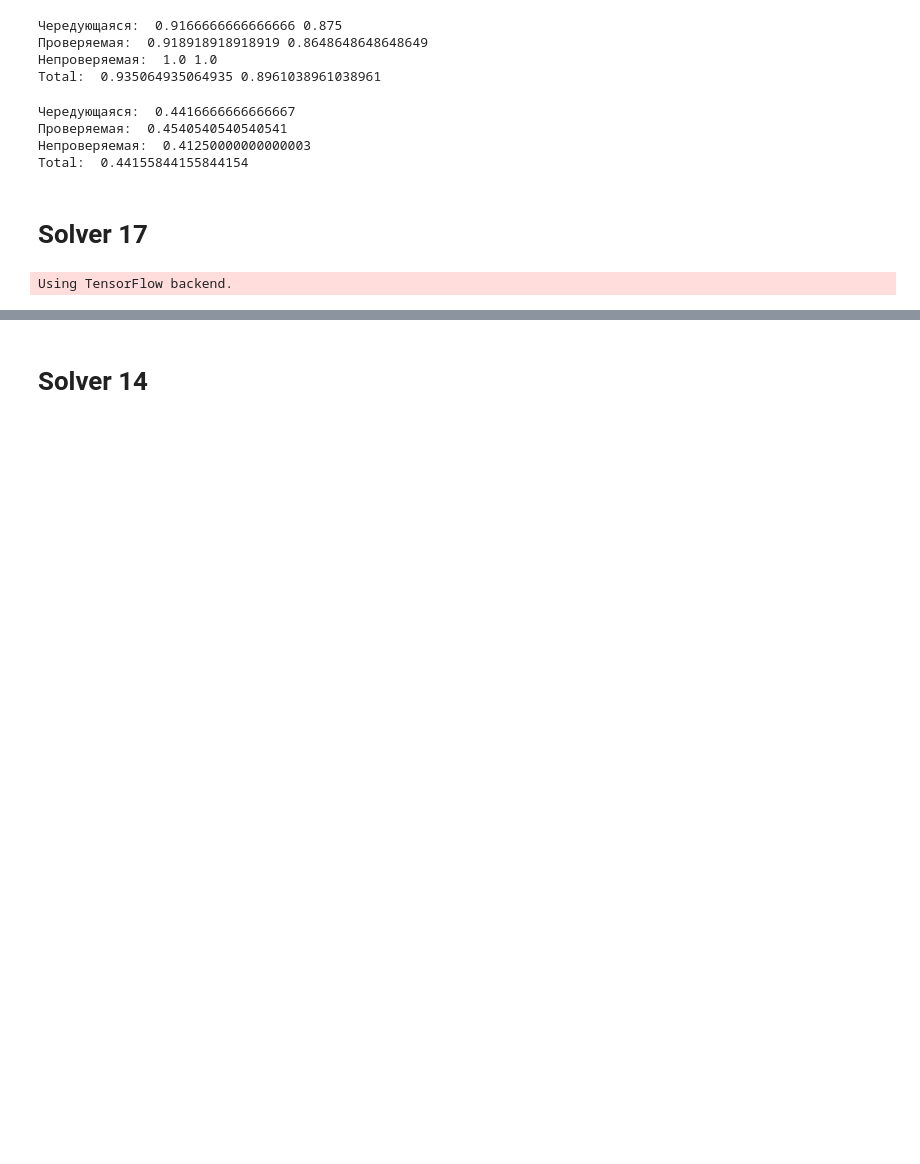
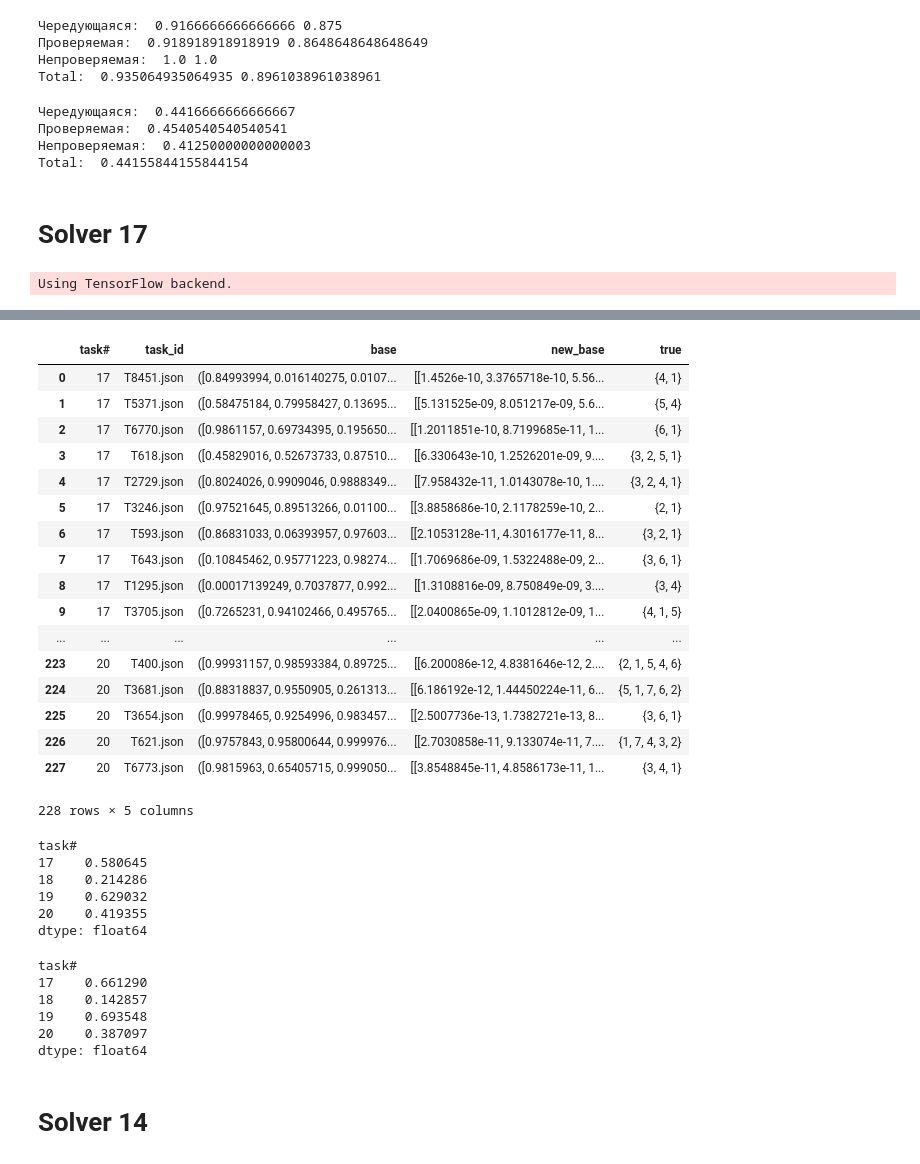
Before and after one commit to elejke/ai-journey-2019, a Jupyter notebook: notebooks/O_solvers.ipynb, the cells around one changed output, grey strips where cells are left out. Drawn from its saved outputs; the diff is of its cells as text; code cells hidden in the pictures; blank space fills up the shorter version.

```diff
--- a/notebooks/O_solvers.ipynb
+++ b/notebooks/O_solvers.ipynb
@@ -1027,0 +668,20 @@ print("Score: ", np.mean(scores_t))
+# %%
+df2 = pd.DataFrame(columns=["task#", "task_id", "vector", "true"])
+
+for task_number in [17, 18, 19, 20]:
+    paths_to_tasks = os.listdir(f"/Users/edgy/Downloads/task_{task_number}/")
+    paths_to_tasks = [t for t in paths_to_tasks if t.startswith("T")]
+    for path_t in tqdm_notebook(paths_to_tasks):
+        with open(f"/Users/edgy/Downloads/task_{task_number}/{path_t}", "r") as f:
+            js = json.load(f)
+        if "correct" in js['tasks'][0]['solution']:
+            true_ans = set(js['tasks'][0]['solution']['correct'])
+        else:
+            true_ans = set(js['tasks'][0]['solution']['correct_variants'][0])
+
+        vectors = tmp(js["tasks"][0], model=rubert, tokenizer=rubert_tokenizer)
+        for i, _ in enumerate(vectors):
+            true = 0
+            if str(i + 1) in true_ans:
+                true = 1
+            df2.loc[len(df2)] = [task_number, path_t, vectors[i], true]
@@ -1027,0 +851,17 @@ print("Score: ", np.mean(scores_t))
+# %%
+df3 = pd.DataFrame(columns=["task#", "task_id", "base", "new_base", "true"])
+
+for task_number in [17, 18, 19, 20]:
+    paths_to_tasks = os.listdir(f"/Users/edgy/Downloads/task_{task_number}/")
+    paths_to_tasks = [t for t in paths_to_tasks if t.startswith("T")]
+    for path_t in tqdm_notebook(paths_to_tasks):
+        with open(f"/Users/edgy/Downloads/task_{task_number}/{path_t}", "r") as f:
+            js = json.load(f)
+        if "correct" in js['tasks'][0]['solution']:
+            true_ans = set(js['tasks'][0]['solution']['correct'])
+        else:
+            true_ans = set(js['tasks'][0]['solution']['correct_variants'][0])
+
+        base = base_17_18_19_20(js["tasks"][0])
+        new_base = base_17_18_19_20_new(js["tasks"][0])
+        df3.loc[len(df3)] = [task_number, path_t, base, new_base, true_ans]
@@ -1027,0 +873,21 @@ print("Score: ", np.mean(scores_t))
+# %%
+df3
+# %% [output]
+|  | task# | task_id | base | new_base | true |
+| 0 | 17 | T8451.json | ([0.84993994, 0.016140275, 0.0107... | [[1.4526e-10, 3.3765718e-10, 5.56... | {4, 1} |
+| 1 | 17 | T5371.json | ([0.58475184, 0.79958427, 0.13695... | [[5.131525e-09, 8.051217e-09, 5.6... | {5, 4} |
+| 2 | 17 | T6770.json | ([0.9861157, 0.69734395, 0.195650... | [[1.2011851e-10, 8.7199685e-11, 1... | {6, 1} |
+| 3 | 17 | T618.json | ([0.45829016, 0.52673733, 0.87510... | [[6.330643e-10, 1.2526201e-09, 9.... | {3, 2, 5, 1} |
+| 4 | 17 | T2729.json | ([0.8024026, 0.9909046, 0.9888349... | [[7.958432e-11, 1.0143078e-10, 1.... | {3, 2, 4, 1} |
+| 5 | 17 | T3246.json | ([0.97521645, 0.89513266, 0.01100... | [[3.8858686e-10, 2.1178259e-10, 2... | {2, 1} |
+| 6 | 17 | T593.json | ([0.86831033, 0.06393957, 0.97603... | [[2.1053128e-11, 4.3016177e-11, 8... | {3, 2, 1} |
+| 7 | 17 | T643.json | ([0.10845462, 0.95771223, 0.98274... | [[1.7069686e-09, 1.5322488e-09, 2... | {3, 6, 1} |
+| 8 | 17 | T1295.json | ([0.00017139249, 0.7037877, 0.992... | [[1.3108816e-09, 8.750849e-09, 3.... | {3, 4} |
+| 9 | 17 | T3705.json | ([0.7265231, 0.94102466, 0.495765... | [[2.0400865e-09, 1.1012812e-09, 1... | {4, 1, 5} |
+| ... | ... | ... | ... | ... | ... |
+| 223 | 20 | T400.json | ([0.99931157, 0.98593384, 0.89725... | [[6.200086e-12, 4.8381646e-12, 2.... | {2, 1, 5, 4, 6} |
+| 224 | 20 | T3681.json | ([0.88318837, 0.9550905, 0.261313... | [[6.186192e-12, 1.44450224e-11, 6... | {5, 1, 7, 6, 2} |
+| 225 | 20 | T3654.json | ([0.99978465, 0.9254996, 0.983457... | [[2.5007736e-13, 1.7382721e-13, 8... | {3, 6, 1} |
+| 226 | 20 | T621.json | ([0.9757843, 0.95800644, 0.999976... | [[2.7030858e-11, 9.133074e-11, 7.... | {1, 7, 4, 3, 2} |
+| 227 | 20 | T6773.json | ([0.9815963, 0.65405715, 0.999050... | [[3.8548845e-11, 4.8586173e-11, 1... | {3, 4, 1} |
+228 rows × 5 columns
@@ -1027,0 +919,9 @@ print("Score: ", np.mean(scores_t))
+# %%
+df3.groupby("task#").apply(lambda x: np.mean([t1==t2 for t1, t2 in zip(x.true.values, x.old_ans.values)]))
+# %% [output]
+task#
+17    0.580645
+18    0.214286
+19    0.629032
+20    0.419355
+dtype: float64
@@ -1028,3 +965,12 @@ print("Score: ", np.mean(scores_t))
+# %%
+df3.groupby("task#").apply(lambda x: np.mean([t1==t2 for t1, t2 in zip(x.true.values, x.new_ans.values)]))
+# %% [output]
+task#
+17    0.661290
+18    0.142857
+19    0.693548
+20    0.387097
+dtype: float64
 # %% [markdown]
 # Solver 14
 # %%
```
Also changed, not shown: parts of 50 cells of this notebook, 2 other files.
